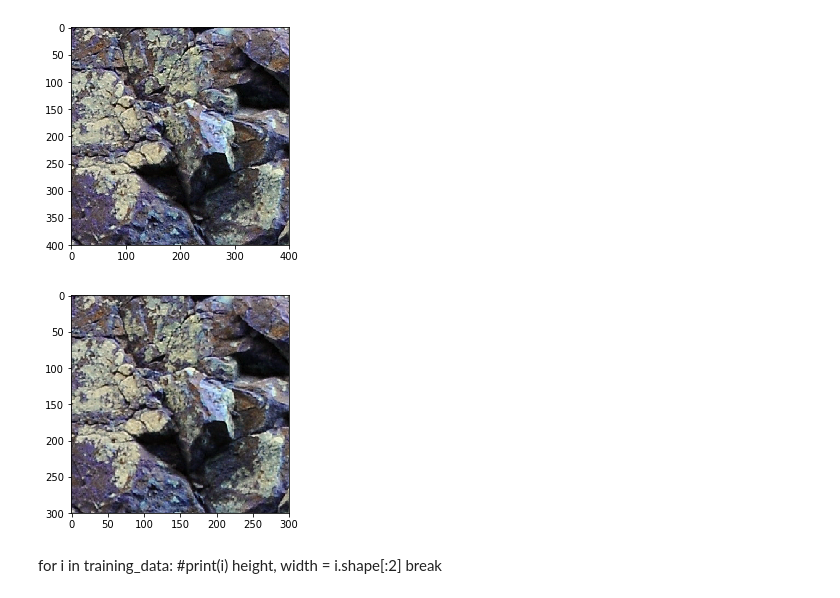
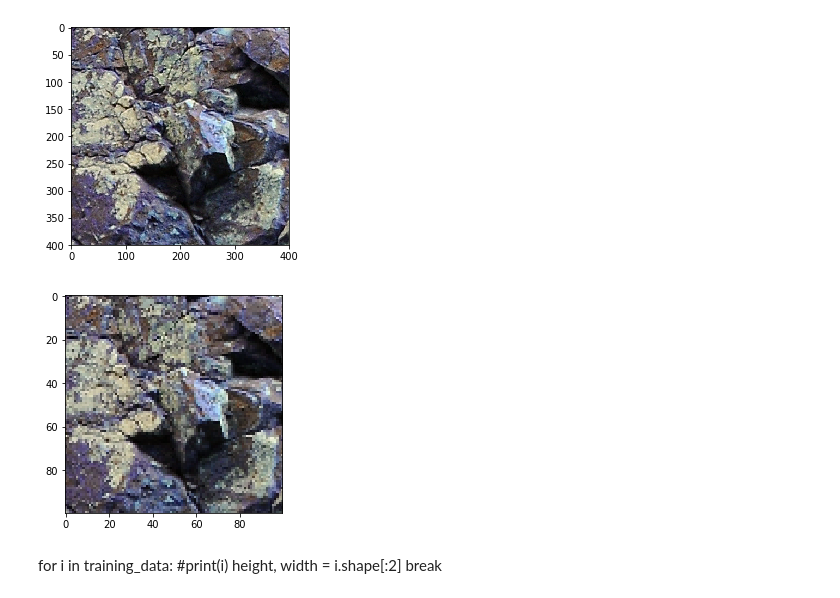
Before and after one commit to jahab/Rock-Classification, a Jupyter notebook: with4Classes/400/Rock_Classification.ipynb, the cells around one changed output. Cells and saved outputs as stored; diff of their text form; code cells hidden in the pictures.

Commit message:
Code with 3 classes 400x400 images scaled to 100x100

```diff
--- a/with4Classes/400/Rock_Classification.ipynb
+++ b/with4Classes/400/Rock_Classification.ipynb
@@ -29,12 +29,12 @@ for category in CATEGORIES:
 # %% [output]
 [figure]
 # %%
-IMG_SIZE=300
+IMG_SIZE=100
 new=cv2.resize(img_array,(IMG_SIZE,IMG_SIZE))
 plt.imshow(new)
 plt.show()
 # %% [output]
-[figure, old version]
+[figure, new version]
 # %%
 #img_array
 # %%
```
Also changed, not shown: parts of 9 cells of this notebook.
